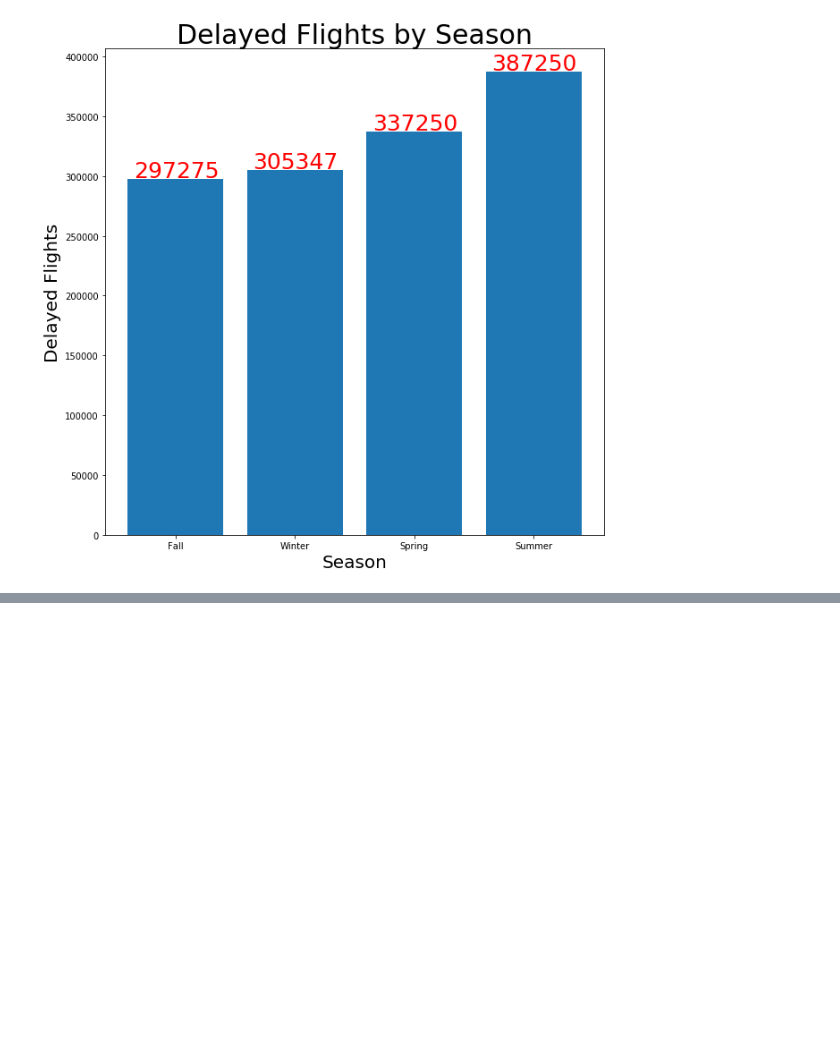
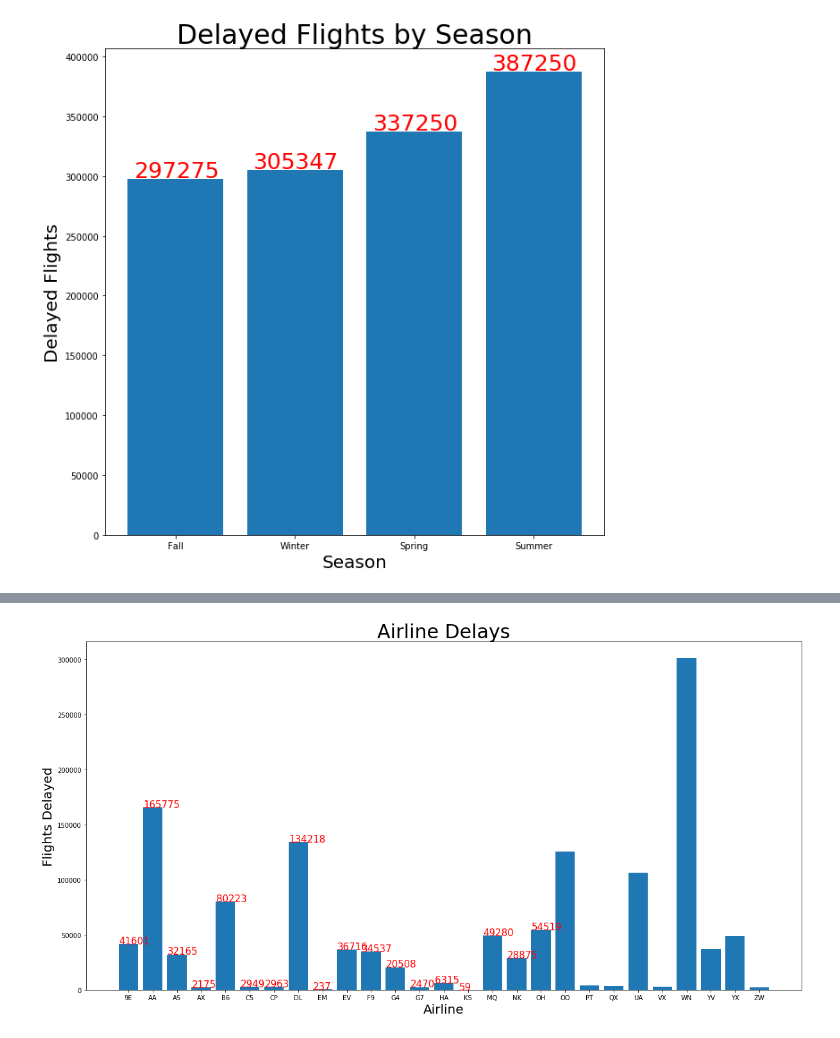
Before and after one commit to Arimorris/delays, a Jupyter notebook: visuals .ipynb, the cells around one changed output, grey strips where cells are left out. Saved outputs shown, nothing was run; the diff lists cells and outputs as text; code cells hidden in the pictures; blank space fills up the shorter version.

Commit message:
fix airline data

```diff
--- a/visuals .ipynb
+++ b/visuals .ipynb
@@ -132,0 +172,26 @@ plt.show()
+# %%
+# get unique airlines and their counts
+carrier = sorted(list(set(delay['OP_UNIQUE_CARRIER'])))
+c_ct = delay['OP_UNIQUE_CARRIER'].value_counts()
+carry = [c_ct[x] for x in carrier]
+# %%
+# find pct of cancelations per airline
+a = yearly['Airlines']
+line = list(a.values())
+a_pct = []
+
+#get a list of what % of flights were canceled per airline
+for x in range(len(a)):
+    a_pct.append(round((carry[x]/line[x]) * 100,2))
+# %%
+plt.figure(figsize=(20,10))
+plt.bar(carrier, carry)
+plt.title("Airline Delays", fontsize =30)
+plt.xlabel('Airline', fontsize =20)
+# plt.xticks(range(28))
+plt.ylabel('Flights Delayed', fontsize =20)
+for a,b in zip(range(28), carry):
+    plt.text(a - .38, b + 100, str(b), fontsize =15, color ='r')
+plt.show()
+# %% [output]
+[figure, added]
```
Also changed, not shown: parts of 5 cells of this notebook, 1 other file.
